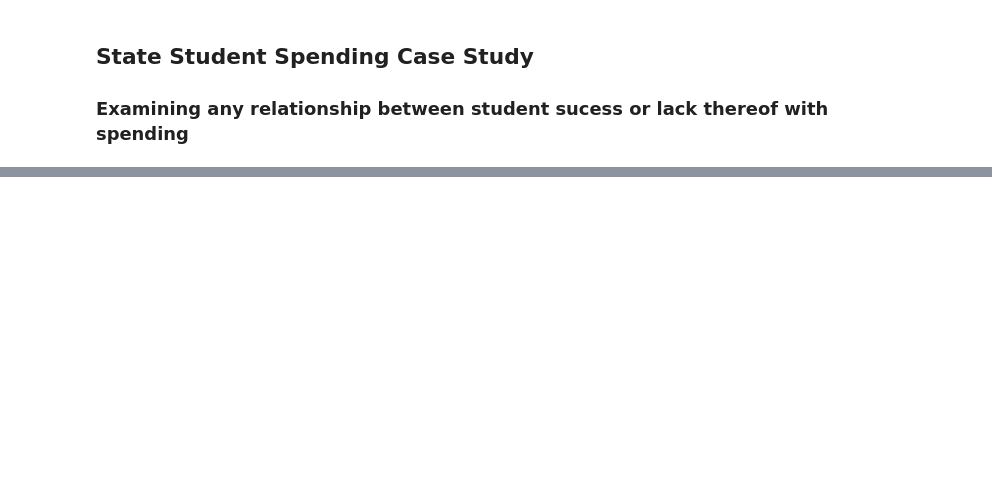
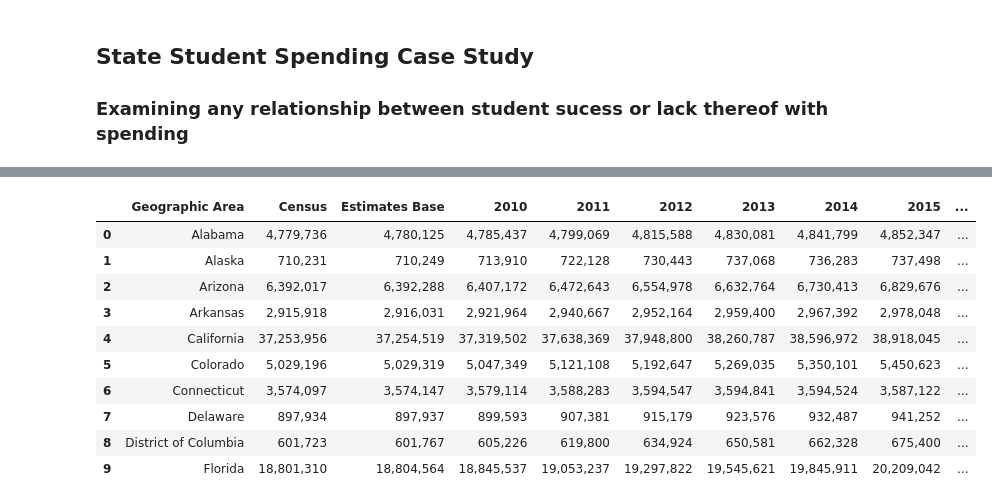
Before and after one commit to shayleelaura/Independent_Capstone, a Jupyter notebook: State Student Spending Case Study.ipynb, the cells around one changed output, grey strips where cells are left out. Drawn from its saved outputs; the diff is of its cells as text; code cells hidden in the pictures; blank space fills up the shorter version.

```diff
--- a/State Student Spending Case Study.ipynb
+++ b/State Student Spending Case Study.ipynb
@@ -67,0 +162,4 @@ Pop.head()
+# %%
+#Fix geographic area names
+Pop['Geographic Area'] = Pop['Geographic Area'].str.replace('.','')
+print(Pop['Geographic Area'].head(10))
@@ -67,0 +178,17 @@ Pop.head()
+# %%
+#Drop the US regions
+Pop = Pop.drop([0,1,2,3,4,])
+Pop = Pop.reset_index(drop = True)
+Pop.head(10)
+# %% [output]
+|  | Geographic Area | Census | Estimates Base | 2010 | 2011 | 2012 | 2013 | 2014 | 2015 | ... |
+| 0 | Alabama | 4,779,736 | 4,780,125 | 4,785,437 | 4,799,069 | 4,815,588 | 4,830,081 | 4,841,799 | 4,852,347 | ... |
+| 1 | Alaska | 710,231 | 710,249 | 713,910 | 722,128 | 730,443 | 737,068 | 736,283 | 737,498 | ... |
+| 2 | Arizona | 6,392,017 | 6,392,288 | 6,407,172 | 6,472,643 | 6,554,978 | 6,632,764 | 6,730,413 | 6,829,676 | ... |
+| 3 | Arkansas | 2,915,918 | 2,916,031 | 2,921,964 | 2,940,667 | 2,952,164 | 2,959,400 | 2,967,392 | 2,978,048 | ... |
+| 4 | California | 37,253,956 | 37,254,519 | 37,319,502 | 37,638,369 | 37,948,800 | 38,260,787 | 38,596,972 | 38,918,045 | ... |
+| 5 | Colorado | 5,029,196 | 5,029,319 | 5,047,349 | 5,121,108 | 5,192,647 | 5,269,035 | 5,350,101 | 5,450,623 | ... |
+| 6 | Connecticut | 3,574,097 | 3,574,147 | 3,579,114 | 3,588,283 | 3,594,547 | 3,594,841 | 3,594,524 | 3,587,122 | ... |
+| 7 | Delaware | 897,934 | 897,937 | 899,593 | 907,381 | 915,179 | 923,576 | 932,487 | 941,252 | ... |
+| 8 | District of Columbia | 601,723 | 601,767 | 605,226 | 619,800 | 634,924 | 650,581 | 662,328 | 675,400 | ... |
+| 9 | Florida | 18,801,310 | 18,804,564 | 18,845,537 | 19,053,237 | 19,297,822 | 19,545,621 | 19,845,911 | 20,209,042 | ... |
```
Also changed, not shown: parts of 14 cells of this notebook, 1 other file.
